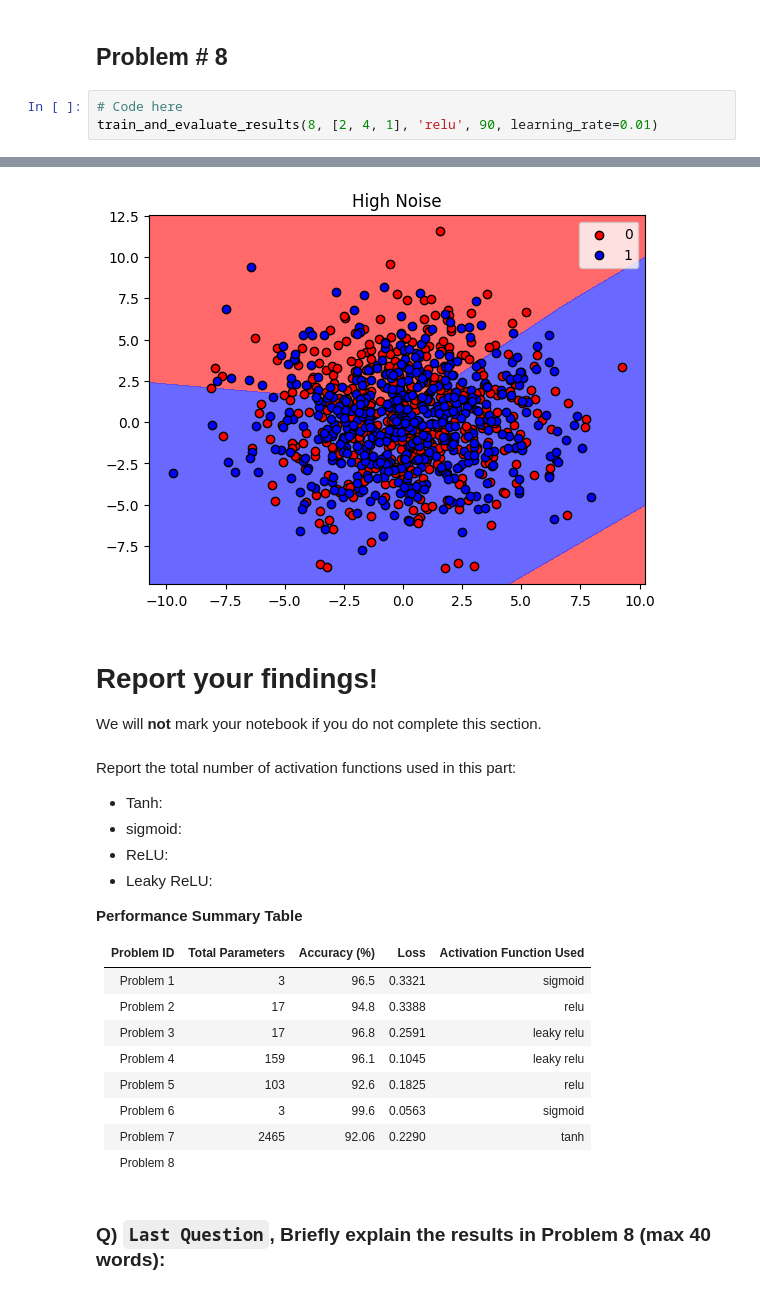
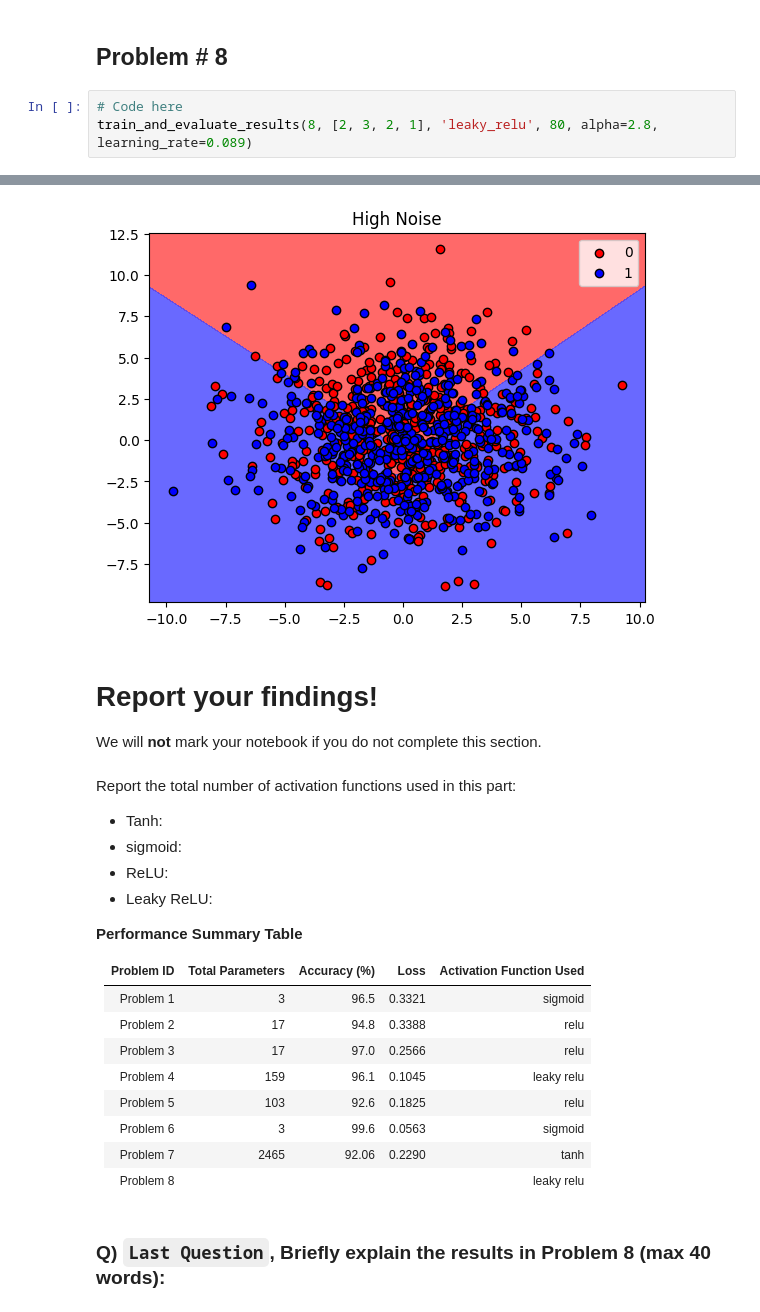
Before and after one commit to sulissss/Deep-Learning-From-Scratch, a Jupyter notebook: Part 1 - Neural Networks/26100350_PA1_1.ipynb, the cells around one changed output, grey strips where cells are left out. Cells and saved outputs as stored; diff of their text form.

Commit message:
problem 8 of part 1 left

```diff
--- a/Part 1 - Neural Networks/26100350_PA1_1.ipynb
+++ b/Part 1 - Neural Networks/26100350_PA1_1.ipynb
@@ -529,5 +536,5 @@ Epoch 94, Loss: 0.2290, Accuracy: 0.9206
 ## Problem # 8
 # %%
 # Code here
-train_and_evaluate_results(8, [2, 4, 1], 'relu', 90, learning_rate=0.01)
+train_and_evaluate_results(8, [2, 3, 2, 1], 'leaky_relu', 80, alpha=2.8, learning_rate=0.089)
 # %% [output]
@@ -546,4 +551,4 @@ Epoch 90, Loss: 0.6901, Accuracy: 0.5270
-[figure, old version]
+[figure, new version]
 # %% [markdown]
 # Report your findings!
 
@@ -562,12 +567,12 @@ Report the total number of activation functions used in this part:
 |------------|----------------|-------------|------|--------------|
 | Problem 1  |      3          |      96.5       |   0.3321   |   sigmoid           |
 | Problem 2  |      17          |      94.8       |   0.3388   |   relu           |
-| Problem 3  |      17          |     96.8        |   0.2591   |   leaky relu           |
+| Problem 3  |      17          |     97.0        |   0.2566   |   relu           |
 | Problem 4  |      159          |    96.1         |   0.1045   |  leaky relu            |
 | Problem 5  |      103          |    92.6         |   0.1825   |  relu            |
 | Problem 6  |      3          |    99.6         |  0.0563    |    sigmoid          |
 | Problem 7  |      2465          |  92.06           |  0.2290    |   tanh           |
-| Problem 8  |                |             |      |              |
+| Problem 8  |                |             |      |   leaky relu           |
 # %% [markdown]
 ### Q) `Last Question`, Briefly explain the results in Problem 8 (max 40 words):
 # %% [markdown]
```
Also changed, not shown: parts of 4 cells of this notebook.
